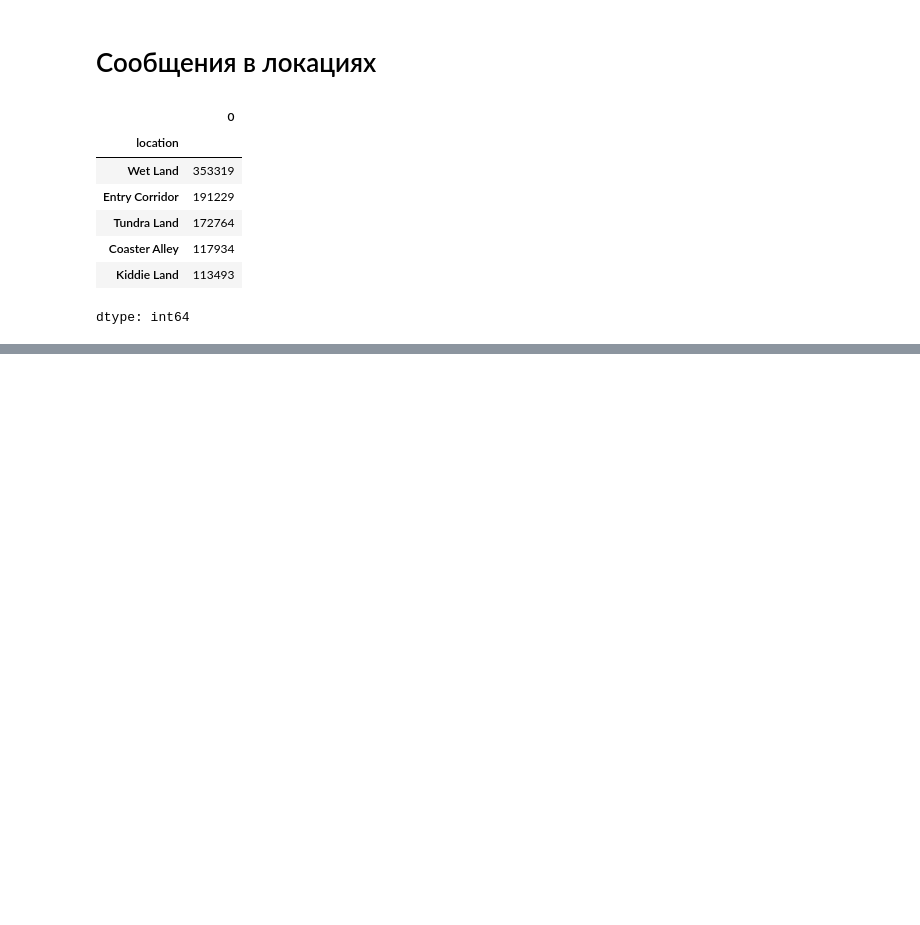
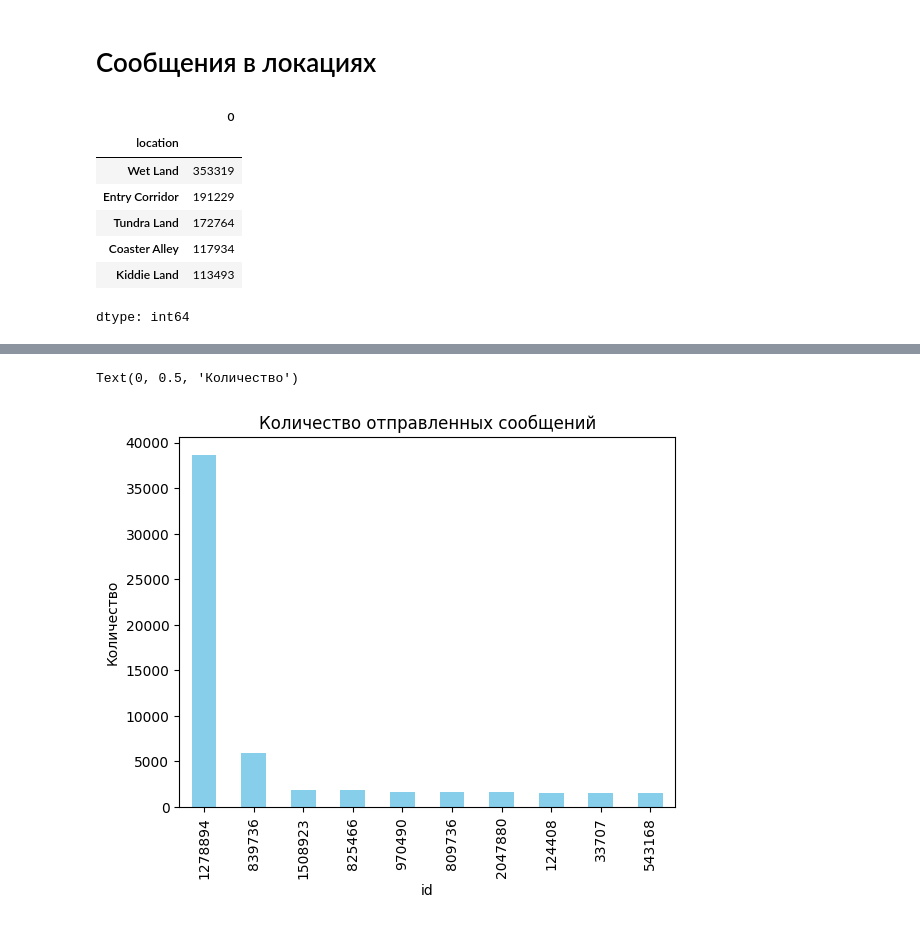
Before and after one commit to ekttd/VAST-Challenge, a Jupyter notebook: VAST_Challenge.ipynb, the cells around one changed output, grey strips where cells are left out. Cells and saved outputs as stored; diff of their text form; code cells hidden in the pictures; blank space fills up the shorter version.

```diff
--- a/VAST_Challenge.ipynb
+++ b/VAST_Challenge.ipynb
@@ -245,0 +253,3 @@ plt.show()
+# %%
+massage_counts = df.groupby('from').size().sort_values(ascending=False)
+massage_counts.head(10)
@@ -245,0 +270,8 @@ plt.show()
+# %%
+massage_counts.head(10).plot(kind='bar', color='skyblue')
+plt.title('Количество отправленных сообщений')
+plt.xlabel('id')
+plt.ylabel('Количество')
+# %% [output]
+Text(0, 0.5, 'Количество')
+[figure, added]
```
Also changed, not shown: parts of 3 cells of this notebook.
